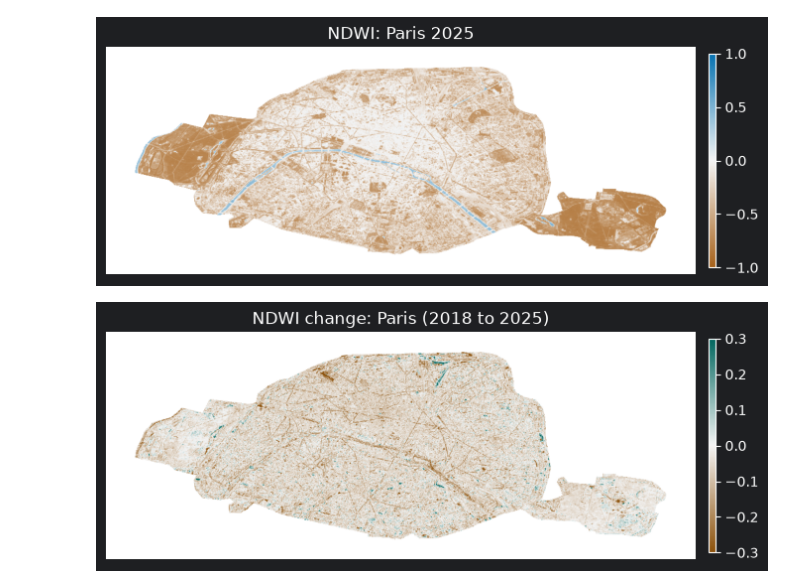
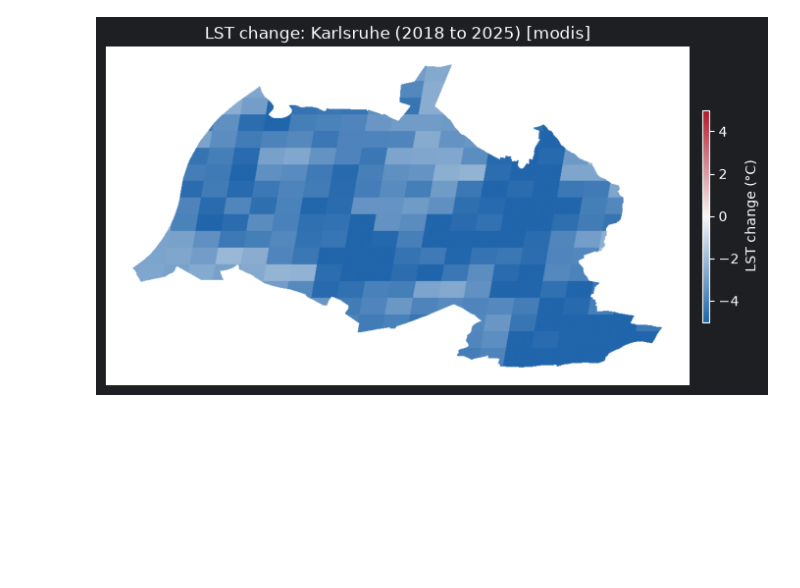
Before and after one commit to satvik007vk/city_landscape_change, a Jupyter notebook: src/visualise/visualise.ipynb, the cells around one changed output. Cells and saved outputs as stored; diff of their text form; code cells hidden in the pictures; blank space fills up the shorter version.

Commit message:
feat:  add LST Trend and LST diff map

```diff
--- a/src/visualise/visualise.ipynb
+++ b/src/visualise/visualise.ipynb
@@ -26,10 +23,9 @@ The autoreload extension is already loaded. To reload it, use:
 # %%
-CITY = Cities.PARIS.value
+CITY = Cities.KARLSRUHE.value
 aoi = load_city_aoi(CITY.name)
 index = "NDWI"  # choose from NDVI or NDWI
+YEAR = 2025
 image = add_indices(get_one_year_composite(aoi, YEAR))
-
-YEAR = 2025
 # %%
 import ee
 import matplotlib.colors as mcolors
@@ -77,9 +73,7 @@ def show_static_index_map(
     plt.show()
 
 
-show_static_index_map(aoi, image, index)
+# show_static_index_map(aoi, image, index)
-# %% [output]
-[figure, removed]
 # %%
 import ee
 
@@ -196,6 +190,4 @@ def show_index_diff_static(
     plt.show()
 
 
-show_index_diff_static(aoi, START_YEAR, END_YEAR, index)
+# show_index_diff_static(aoi, START_YEAR, END_YEAR, index)
-# %% [output]
-[figure, removed]
@@ -201,0 +247,49 @@ show_index_diff_static(aoi, START_YEAR, END_YEAR, index)
+# %%
+LST_DIFF_PALETTE = ["#2166ac", "#f7f7f7", "#b2182b"]  # blue = cooling, red = warming
+
+
+def compute_lst_diff(
+    aoi: ee.Geometry, start_year: int, end_year: int, source: str = "landsat"
+) -> ee.Image:
+    start_image = get_one_year_lst_composite(
+        aoi, start_year, start_month=6, end_month=8, source=source
+    )
+    end_image = get_one_year_lst_composite(
+        aoi, end_year, start_month=6, end_month=8, source=source
+    )
+    return (
+        end_image.select("LST").subtract(start_image.select("LST")).rename("LST_diff")
+    )
+
+
+def show_lst_diff_static(
+    aoi: ee.Geometry,
+    start_year: int,
+    end_year: int,
+    source: str = "landsat",
+    buffer_meters: int = 1000,
+) -> None:
+    buffered_aoi = aoi.buffer(buffer_meters)
+    diff_image = compute_lst_diff(aoi, start_year, end_year, source=source)
+    diff_array = geemap.ee_to_numpy(
+        diff_image, region=buffered_aoi, bands=["LST_diff"], scale=30
+    )[:, :, 0]
+    diff_array = np.where(diff_array == 0, np.nan, diff_array)
+
+    plt.figure(figsize=(8, 8))
+    cmap = mcolors.LinearSegmentedColormap.from_list("LST_diff", LST_DIFF_PALETTE)
+    cmap.set_bad(color="white")
+    im = plt.imshow(diff_array, cmap=cmap, vmin=-5, vmax=5)
+    plt.colorbar(
+        im, label="LST change (°C)", fraction=0.02, pad=0.02, shrink=0.35, aspect=30
+    )
+    plt.title(f"LST change: {CITY.name} ({start_year} to {end_year}) [{source}]")
+    plt.axis("off")
+    plt.show()
+
+
+show_lst_diff_static(
+    aoi, START_YEAR, END_YEAR, source=LST_SOURCE_BY_CITY.get(CITY.name, "landsat")
+)
+# %% [output]
+[figure, added]
```
Also changed, not shown: parts of 2 cells of this notebook, 1 other file.
